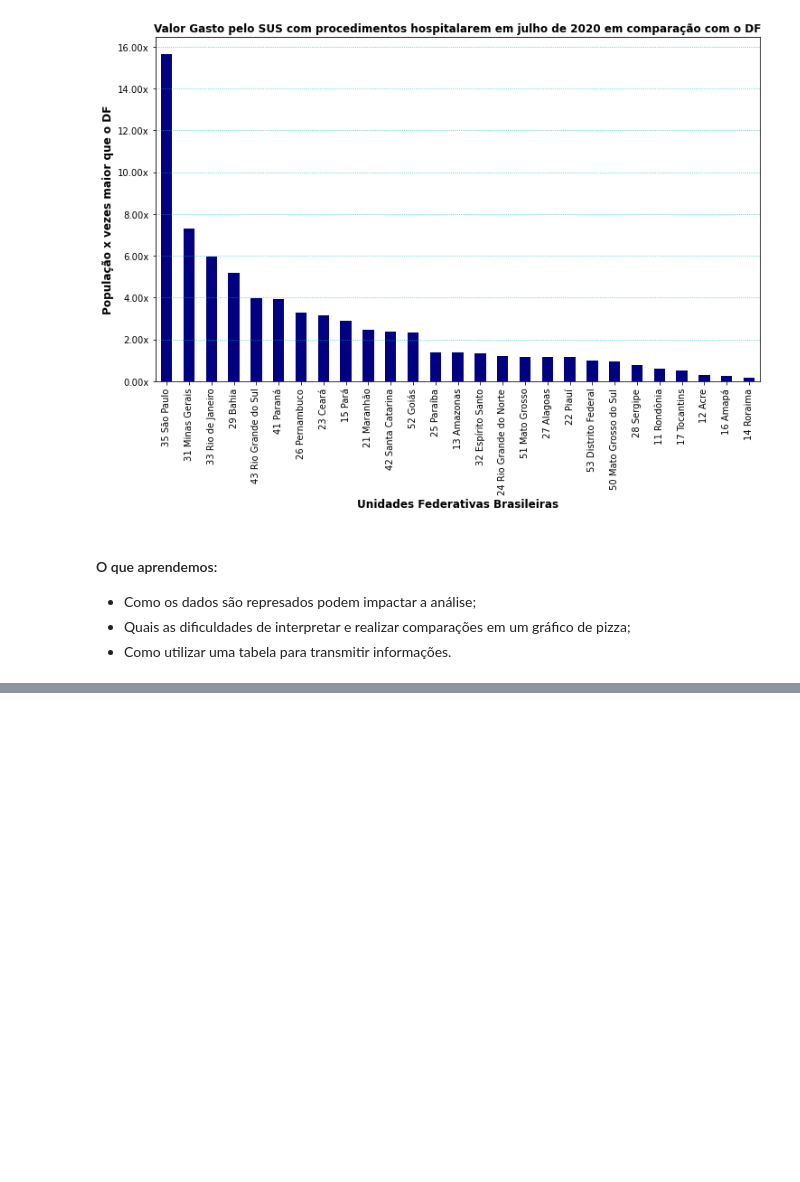
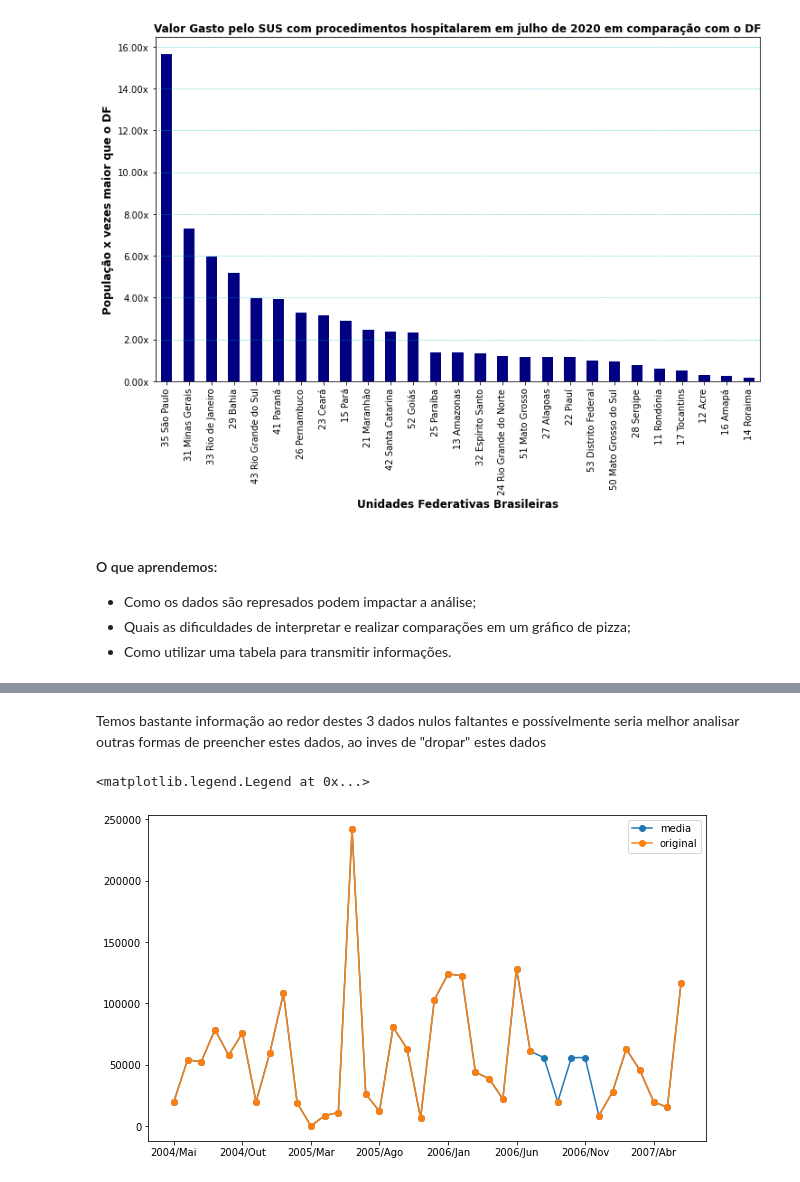
Before and after one commit to chermont04/BootCamp-Alura, a Jupyter notebook: modulos/Modulo_01.ipynb, the cells around one changed output, grey strips where cells are left out. Saved outputs shown, nothing was run; the diff lists cells and outputs as text; code cells hidden in the pictures; blank space fills up the shorter version.

```diff
--- a/modulos/Modulo_01.ipynb
+++ b/modulos/Modulo_01.ipynb
@@ -1179,0 +1266,3 @@ plt.show()
+# %%
+dados_sp = dados.loc['35 São Paulo', '2004/Mai' : '2007/Jun']
+dados_sp
@@ -1179,0 +1287,10 @@ plt.show()
+# %% [markdown]
+Temos bastante informação ao redor destes 3 dados nulos faltantes e possívelmente seria melhor analisar outras formas de preencher estes dados, ao inves de "dropar" estes dados
+# %%
+#preencher com o valor da media
+dados_sp.fillna(value = dados_sp.mean()).plot(marker = 'o', figsize = (10,6))
+dados_sp.plot(marker='o')
+plt.legend(["media", "original"])
+# %% [output]
+<matplotlib.legend.Legend at 0x...>
+[figure, added]
```
Also changed, not shown: parts of 36 cells of this notebook.
